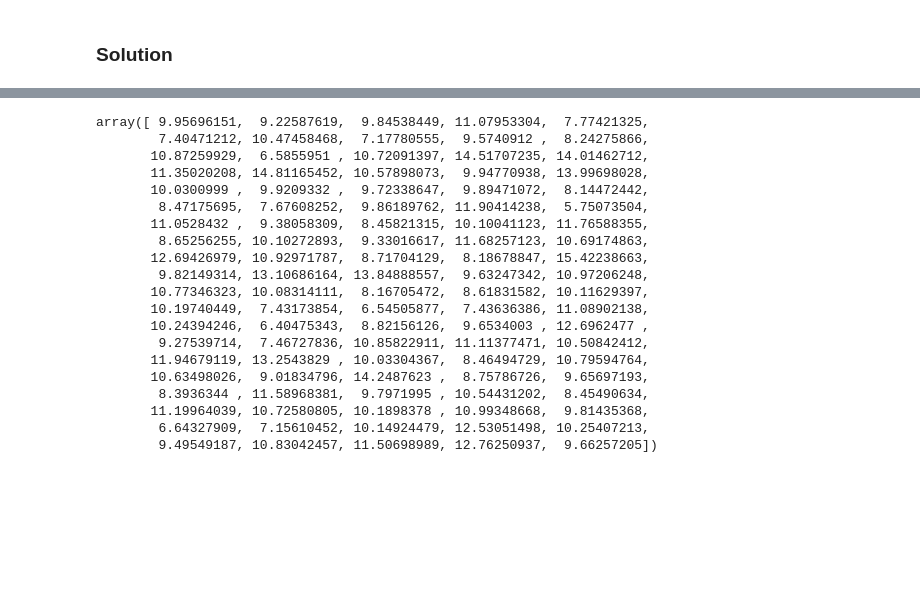
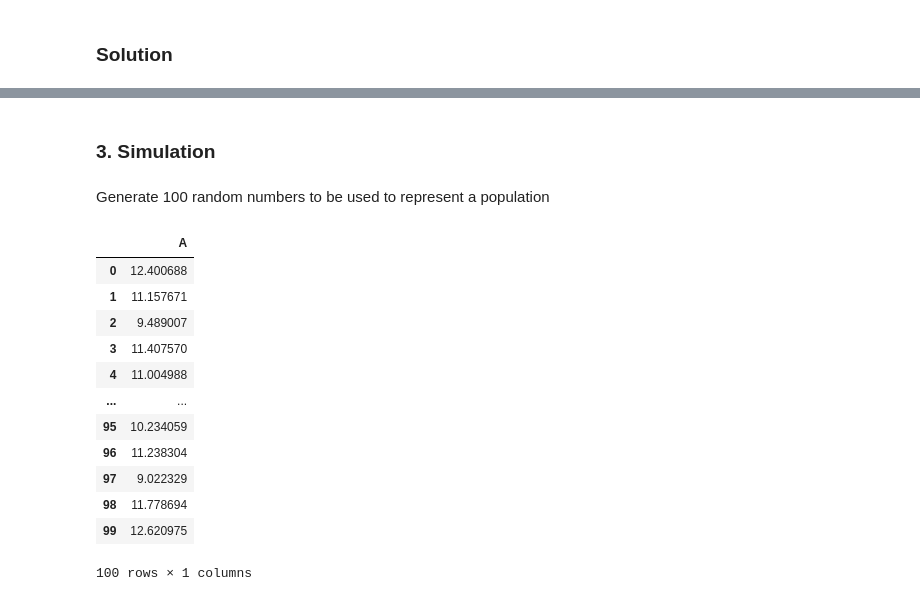
Before and after one commit to BarryClarke/Tasks-Assessment---Machine-Learning-and-Statistics, a Jupyter notebook: Solution3.ipynb, the cells around one changed output, grey strips where cells are left out. Saved outputs shown, nothing was run; the diff lists cells and outputs as text; code cells hidden in the pictures; blank space fills up the shorter version.

```diff
--- a/Solution3.ipynb
+++ b/Solution3.ipynb
@@ -18,31 +25,28 @@ $$ STDEV.S = \sqrt{\frac{1}{N-1}\sum({x - \bar{x})^2}} $$
+# %% [markdown]
+### 3. Simulation
 # %%
 # import Libraries
 import numpy as np
 import pandas as pd
 import matplotlib.pyplot as plt
-import statistics as st
-
-# Create a list of 100 numbers of normal random distribution around the number 10
-x = np.random.normal(10, 2, 100)
-x
-# %% [output]
-array([ 9.95696151,  9.22587619,  9.84538449, 11.07953304,  7.77421325,
-        7.40471212, 10.47458468,  7.17780555,  9.5740912 ,  8.24275866,
-       10.87259929,  6.5855951 , 10.72091397, 14.51707235, 14.01462712,
-       11.35020208, 14.81165452, 10.57898073,  9.94770938, 13.99698028,
-       10.0300999 ,  9.9209332 ,  9.72338647,  9.89471072,  8.14472442,
-        8.47175695,  7.67608252,  9.86189762, 11.90414238,  5.75073504,
-       11.0528432 ,  9.38058309,  8.45821315, 10.10041123, 11.76588355,
-        8.65256255, 10.10272893,  9.33016617, 11.68257123, 10.69174863,
-       12.69426979, 10.92971787,  8.71704129,  8.18678847, 15.42238663,
-        9.82149314, 13.10686164, 13.84888557,  9.63247342, 10.97206248,
-       10.77346323, 10.08314111,  8.16705472,  8.61831582, 10.11629397,
-       10.19740449,  7.43173854,  6.54505877,  7.43636386, 11.08902138,
-       10.24394246,  6.40475343,  8.82156126,  9.6534003 , 12.6962477 ,
-        9.27539714,  7.46727836, 10.85822911, 11.11377471, 10.50842412,
-       11.94679119, 13.2543829 , 10.03304367,  8.46494729, 10.79594764,
-       10.63498026,  9.01834796, 14.2487623 ,  8.75786726,  9.65697193,
-        8.3936344 , 11.58968381,  9.7971995 , 10.54431202,  8.45490634,
-       11.19964039, 10.72580805, 10.1898378 , 10.99348668,  9.81435368,
-        6.64327909,  7.15610452, 10.14924479, 12.53051498, 10.25407213,
-        9.49549187, 10.83042457, 11.50698989, 12.76250937,  9.66257205])
+# %% [markdown]
+Generate 100 random numbers to be used to represent a population
+# %%
+# Create a list of 100 numbers of normal random distribution around the number 10
+# pandas.DataFrame is a two-dimensional tabular data structure ie Rows and Columns
+df = pd.DataFrame(np.random.normal(10, 2, 100), columns=list('A'))
+df
+# %% [output]
+|  | A |
+| 0 | 12.400688 |
+| 1 | 11.157671 |
+| 2 | 9.489007 |
+| 3 | 11.407570 |
+| 4 | 11.004988 |
+| ... | ... |
+| 95 | 10.234059 |
+| 96 | 11.238304 |
+| 97 | 9.022329 |
+| 98 | 11.778694 |
+| 99 | 12.620975 |
+100 rows × 1 columns
```
Also changed, not shown: parts of 17 cells of this notebook.
